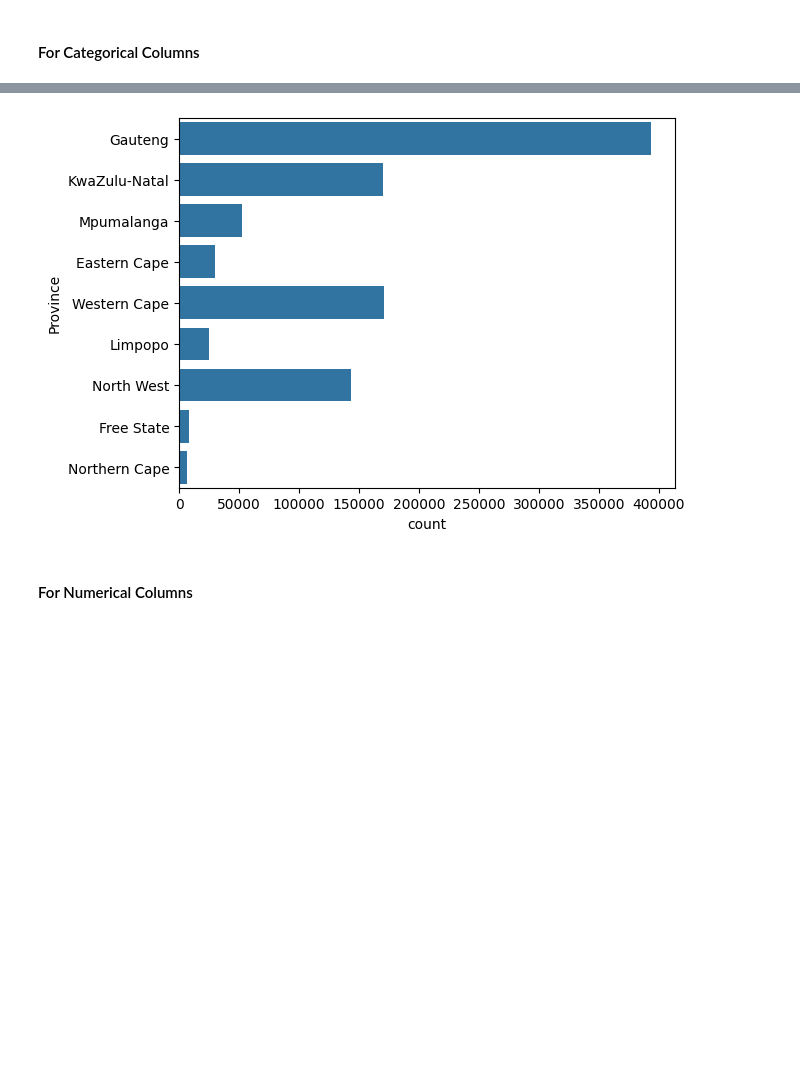
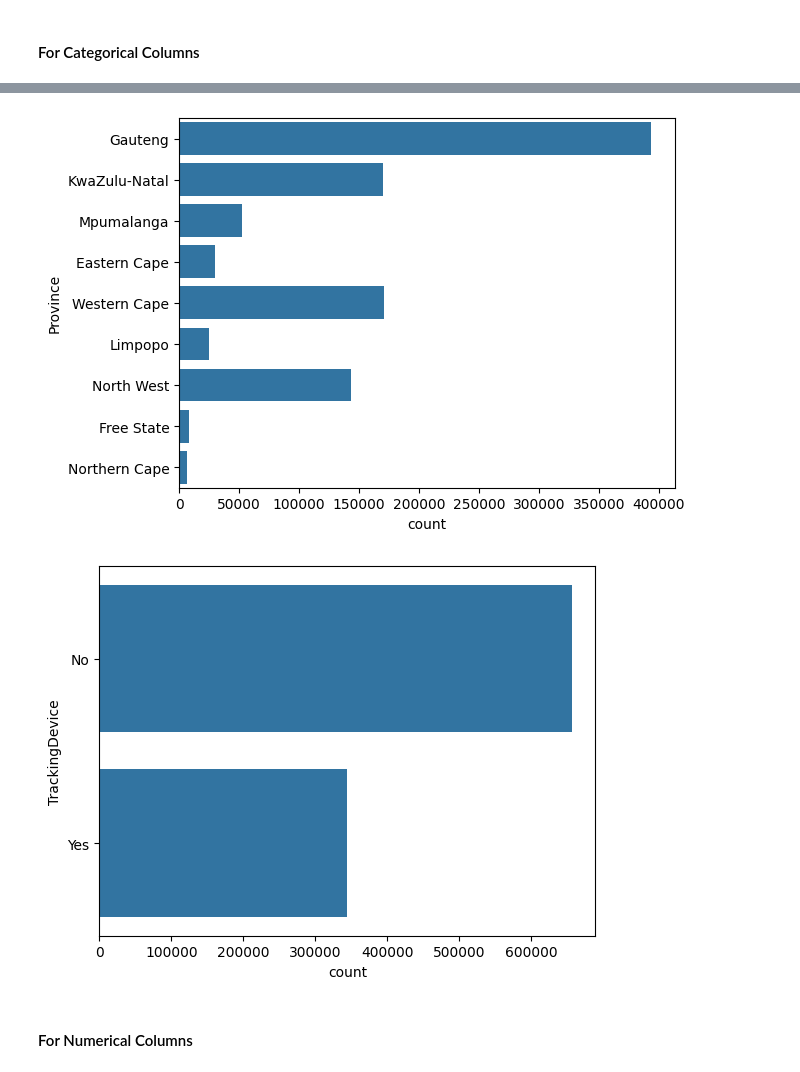
Before and after one commit to rinamoh/Kifiya-AIM-Week_3, a Jupyter notebook: notebooks/EDA.ipynb, the cells around one changed output, grey strips where cells are left out. Drawn from its saved outputs; the diff is of its cells as text; code cells hidden in the pictures; blank space fills up the shorter version.

```diff
--- a/notebooks/EDA.ipynb
+++ b/notebooks/EDA.ipynb
@@ -122,16 +128,17 @@ df = update_marital_status_based_on_title(df, 'Title', 'MaritalStatus')
 #### For Categorical Columns
 # %%
 # Bar chart for categorical variables
-categorical_columns = ['Gender', 'VehicleType', 'CoverType', 'MaritalStatus','Province']
+categorical_columns = ['Gender', 'VehicleType', 'CoverType', 'MaritalStatus','Province','TrackingDevice']
 for col in categorical_columns:
     sns.countplot(y=col, data=df)
     plt.show()
 # %% [output]
 [figure]
 [figure]
 [figure]
 [figure]
 [figure]
+[figure, added]
 # %% [markdown]
 #### For Numerical Columns
 # %%
```
Also changed, not shown: parts of 7 cells of this notebook, 2 other files.
